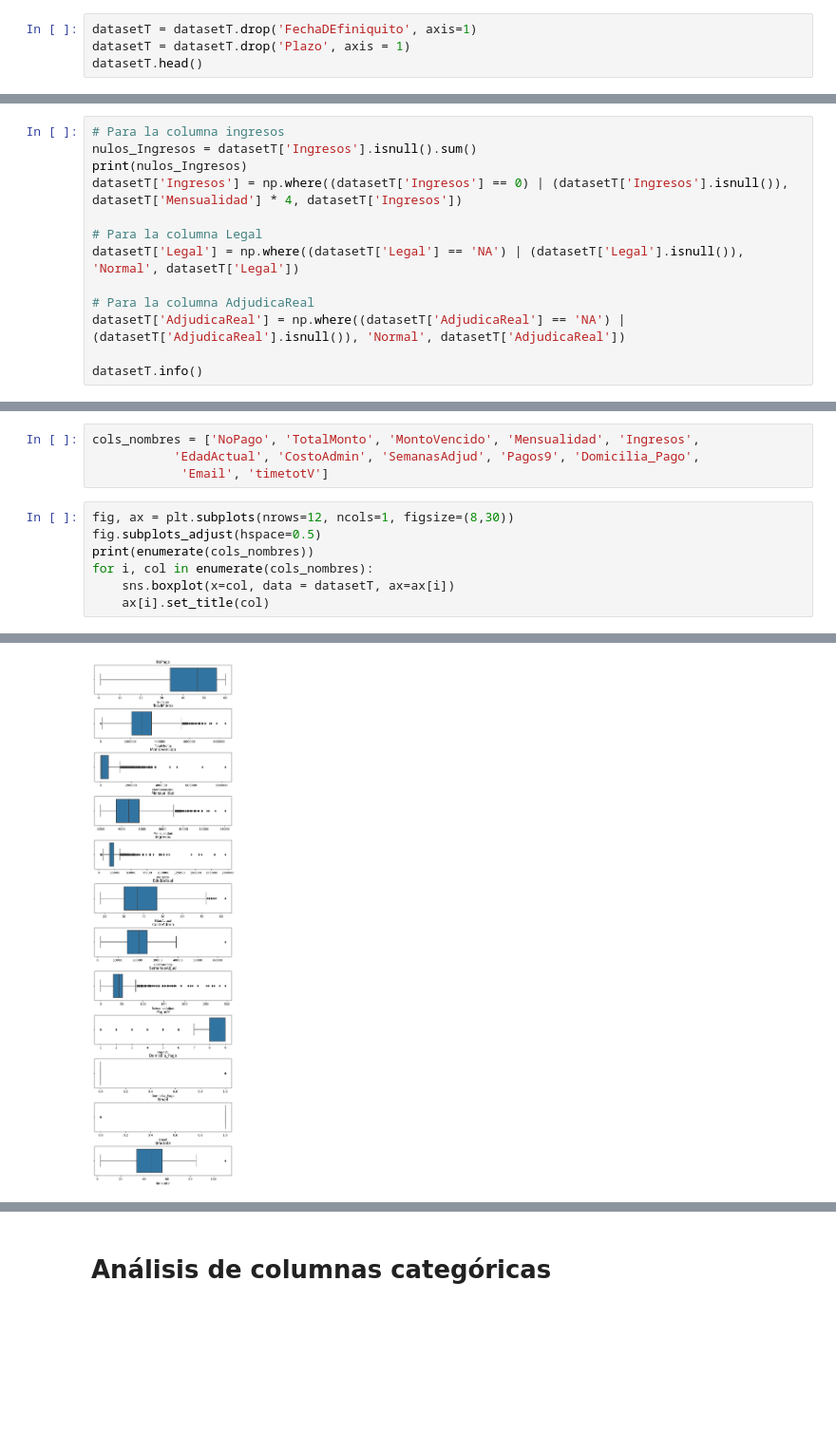
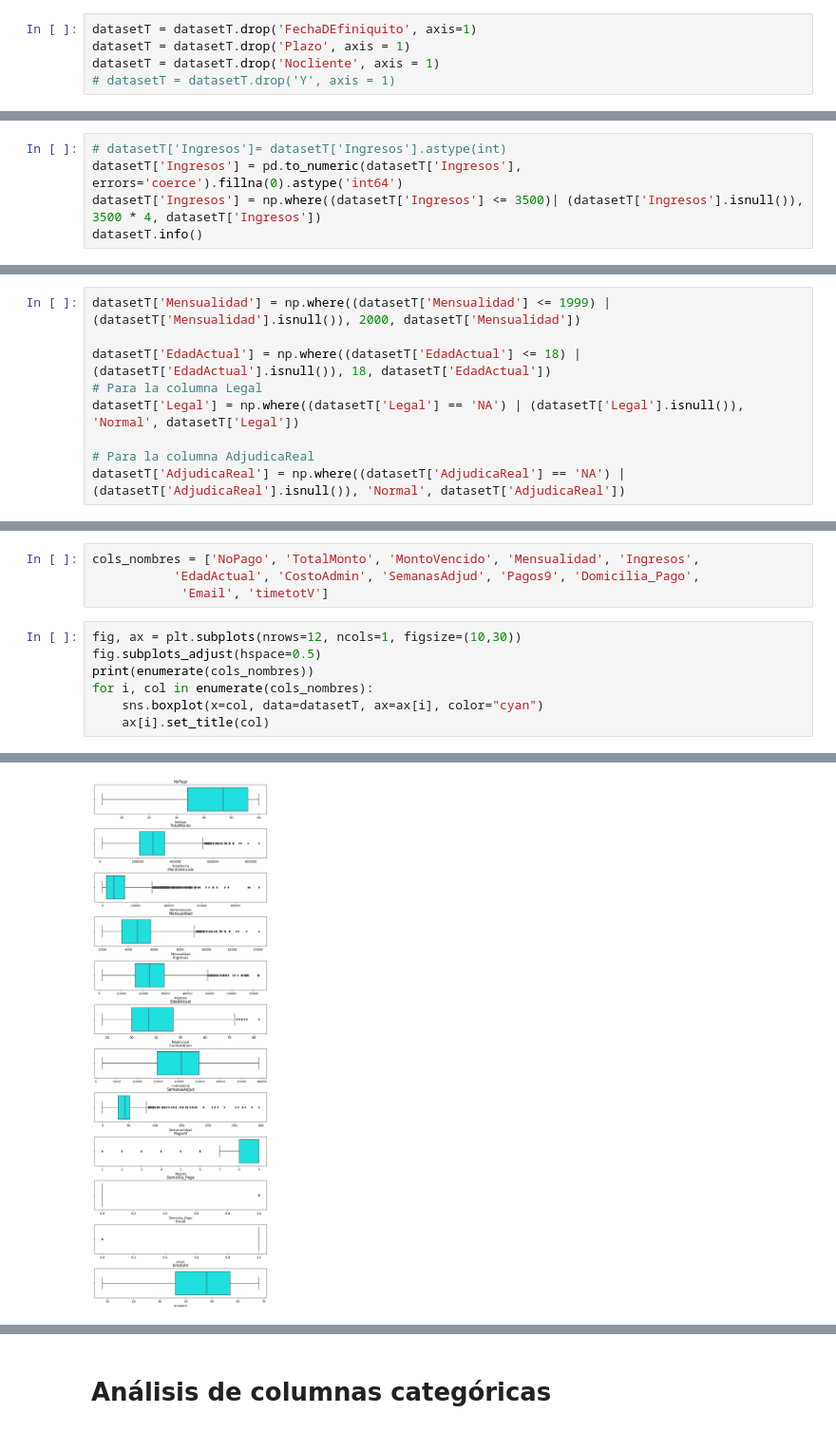
Before and after one commit to RolandoOrtizHerbas/Words, a Jupyter notebook: Programas_Scripts_Jupiter/Limpieza_de_datos.ipynb, the cells around one changed output, grey strips where cells are left out. Shown at 95% size. Saved outputs shown, nothing was run; the diff lists cells and outputs as text; blank space fills up the shorter version.

```diff
--- a/Programas_Scripts_Jupiter/Limpieza_de_datos.ipynb
+++ b/Programas_Scripts_Jupiter/Limpieza_de_datos.ipynb
@@ -39,4 +39,5 @@ datasetT.head()
 # %%
 datasetT = datasetT.drop('FechaDEfiniquito', axis=1)
 datasetT = datasetT.drop('Plazo', axis = 1)
-datasetT.head()
+datasetT = datasetT.drop('Nocliente', axis = 1)
+# datasetT = datasetT.drop('Y', axis = 1)
@@ -75,3 +50,8 @@ memory usage: 453.2+ KB
+# %%
+# datasetT['Ingresos']= datasetT['Ingresos'].astype(int)
+datasetT['Ingresos'] = pd.to_numeric(datasetT['Ingresos'], errors='coerce').fillna(0).astype('int64')
+datasetT['Ingresos'] = np.where((datasetT['Ingresos'] <= 3500)| (datasetT['Ingresos'].isnull()), 3500 * 4, datasetT['Ingresos'])
+datasetT.info()
 # %% [markdown]
 # Identificar valores faltantes
 # %%
@@ -167,13 +122,9 @@ max          9.00           1.00        1.00      110.00        1.00
 # %%
-# Para la columna ingresos
-nulos_Ingresos = datasetT['Ingresos'].isnull().sum()
-print(nulos_Ingresos)
-datasetT['Ingresos'] = np.where((datasetT['Ingresos'] == 0) | (datasetT['Ingresos'].isnull()), datasetT['Mensualidad'] * 4, datasetT['Ingresos'])
+datasetT['Mensualidad'] = np.where((datasetT['Mensualidad'] <= 1999) | (datasetT['Mensualidad'].isnull()), 2000, datasetT['Mensualidad'])
 
+datasetT['EdadActual'] = np.where((datasetT['EdadActual'] <= 18) | (datasetT['EdadActual'].isnull()), 18, datasetT['EdadActual'])
 # Para la columna Legal
 datasetT['Legal'] = np.where((datasetT['Legal'] == 'NA') | (datasetT['Legal'].isnull()), 'Normal', datasetT['Legal'])
 
 # Para la columna AdjudicaReal
 datasetT['AdjudicaReal'] = np.where((datasetT['AdjudicaReal'] == 'NA') | (datasetT['AdjudicaReal'].isnull()), 'Normal', datasetT['AdjudicaReal'])
-
-datasetT.info()
@@ -226,12 +164,12 @@ cols_nombres = ['NoPago', 'TotalMonto', 'MontoVencido', 'Mensualidad', 'Ingresos
            'EdadActual', 'CostoAdmin', 'SemanasAdjud', 'Pagos9', 'Domicilia_Pago',
             'Email', 'timetotV']
 # %%
-fig, ax = plt.subplots(nrows=12, ncols=1, figsize=(8,30))
+fig, ax = plt.subplots(nrows=12, ncols=1, figsize=(10,30))
 fig.subplots_adjust(hspace=0.5)
 print(enumerate(cols_nombres))
 for i, col in enumerate(cols_nombres):
-    sns.boxplot(x=col, data = datasetT, ax=ax[i])
+    sns.boxplot(x=col, data=datasetT, ax=ax[i], color="cyan")
     ax[i].set_title(col)
 # %% [output]
 <enumerate object at 0x...>
-[figure, old version]
+[figure, new version]
```
Also changed, not shown: parts of 47 cells of this notebook, 38 other files.
